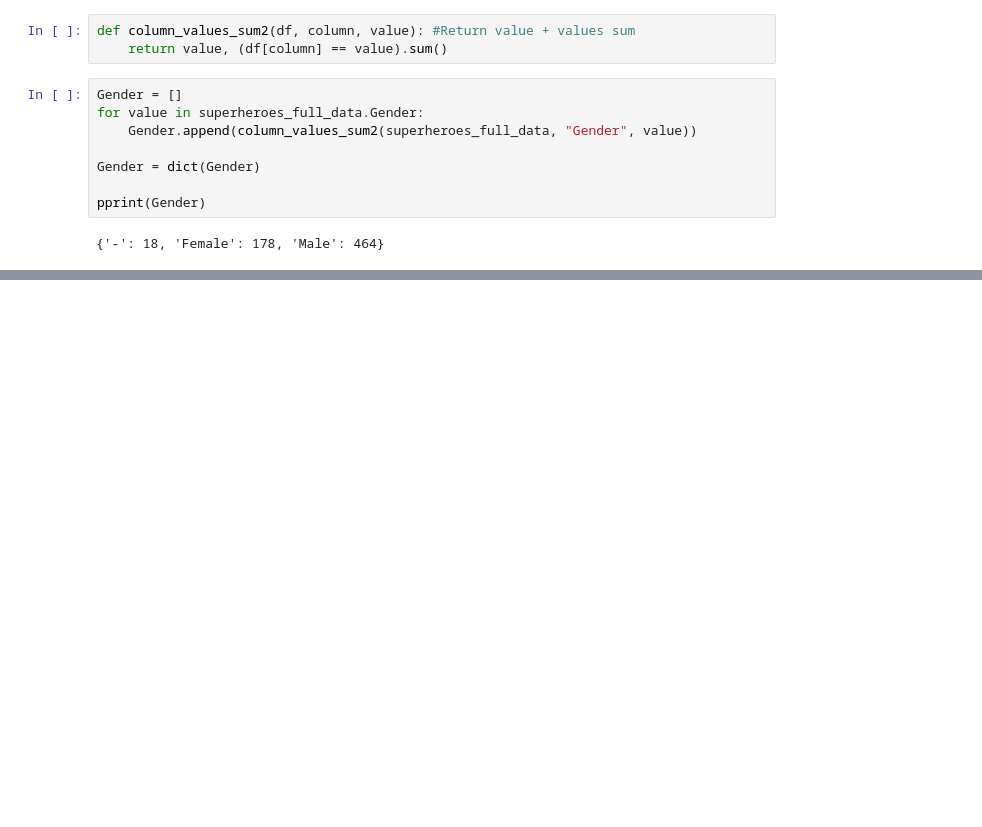
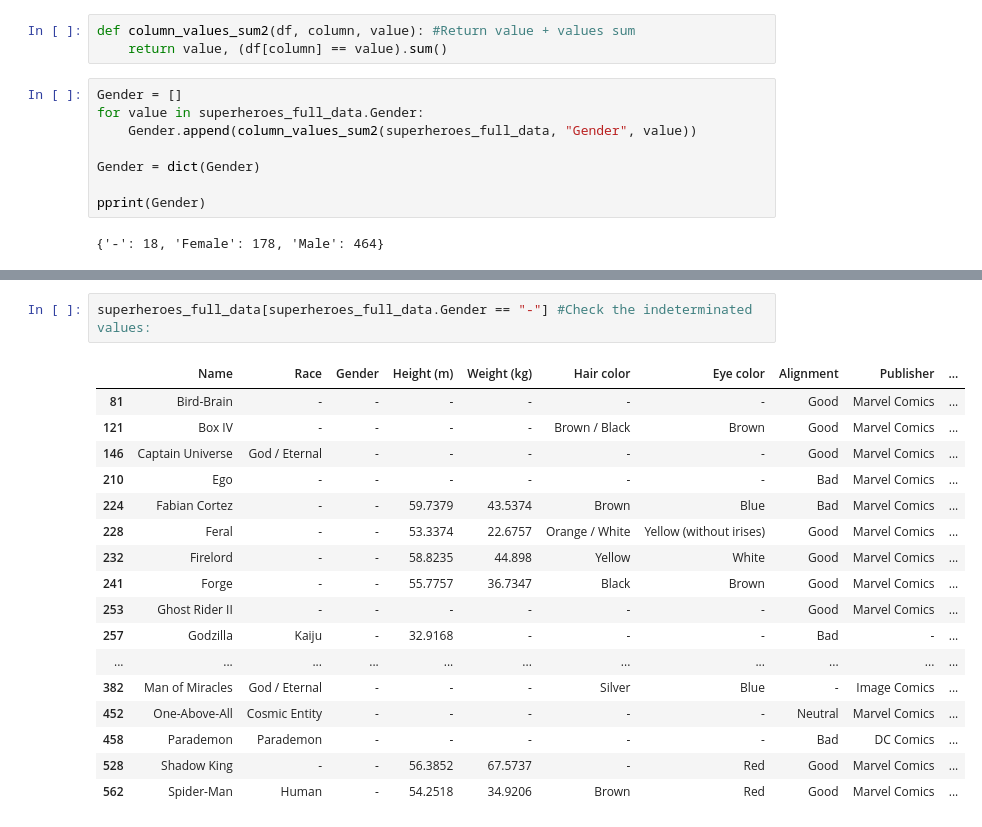
Before and after one commit to JavierLuna/data-labs, a Jupyter notebook: module-1/pipelines-project/your-code/Superheroes.ipynb, the cells around one changed output, grey strips where cells are left out. Saved outputs shown, nothing was run; the diff lists cells and outputs as text; blank space fills up the shorter version.

```diff
--- a/module-1/pipelines-project/your-code/Superheroes.ipynb
+++ b/module-1/pipelines-project/your-code/Superheroes.ipynb
@@ -316,0 +315,20 @@ plt.show()
+# %%
+superheroes_full_data[superheroes_full_data.Gender == "-"] #Check the indeterminated values:
+# %% [output]
+|  | Name | Race | Gender | Height (m) | Weight (kg) | Hair color | Eye color | Alignment | Publisher | ... |
+| 81 | Bird-Brain | - | - | - | - | - | - | Good | Marvel Comics | ... |
+| 121 | Box IV | - | - | - | - | Brown / Black | Brown | Good | Marvel Comics | ... |
+| 146 | Captain Universe | God / Eternal | - | - | - | - | - | Good | Marvel Comics | ... |
+| 210 | Ego | - | - | - | - | - | - | Bad | Marvel Comics | ... |
+| 224 | Fabian Cortez | - | - | 59.7379 | 43.5374 | Brown | Blue | Bad | Marvel Comics | ... |
+| 228 | Feral | - | - | 53.3374 | 22.6757 | Orange / White | Yellow (without irises) | Good | Marvel Comics | ... |
+| 232 | Firelord | - | - | 58.8235 | 44.898 | Yellow | White | Good | Marvel Comics | ... |
+| 241 | Forge | - | - | 55.7757 | 36.7347 | Black | Brown | Good | Marvel Comics | ... |
+| 253 | Ghost Rider II | - | - | - | - | - | - | Good | Marvel Comics | ... |
+| 257 | Godzilla | Kaiju | - | 32.9168 | - | - | - | Bad | - | ... |
+| ... | ... | ... | ... | ... | ... | ... | ... | ... | ... | ... |
+| 382 | Man of Miracles | God / Eternal | - | - | - | Silver | Blue | - | Image Comics | ... |
+| 452 | One-Above-All | Cosmic Entity | - | - | - | - | - | Neutral | Marvel Comics | ... |
+| 458 | Parademon | Parademon | - | - | - | - | - | Bad | DC Comics | ... |
+| 528 | Shadow King | - | - | 56.3852 | 67.5737 | - | Red | Good | Marvel Comics | ... |
+| 562 | Spider-Man | Human | - | 54.2518 | 34.9206 | Brown | Red | Good | Marvel Comics | ... |
```
Also changed, not shown: parts of 2 cells of this notebook.
